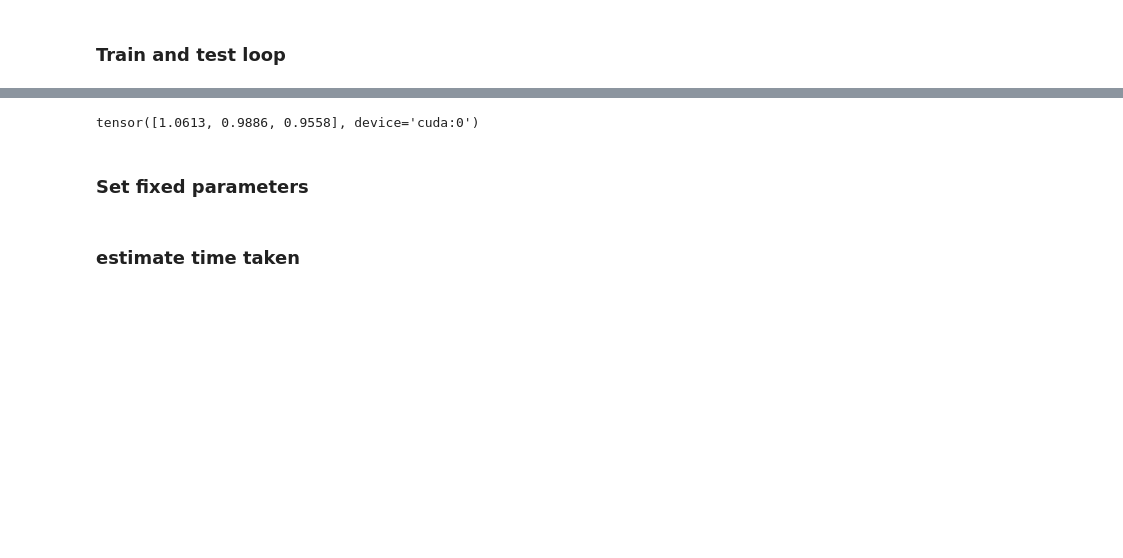
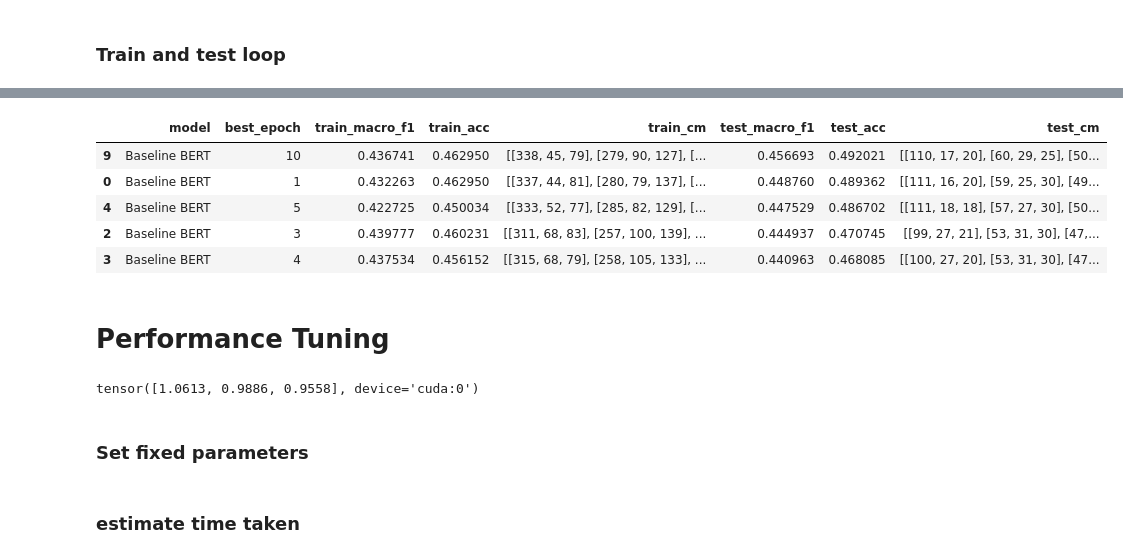
Before and after one commit to cheriechia/genAI-deepL-project, a Jupyter notebook: rnn_for_captions.ipynb, the cells around one changed output, grey strips where cells are left out. Drawn from its saved outputs; the diff is of its cells as text; code cells hidden in the pictures; blank space fills up the shorter version.

```diff
--- a/rnn_for_captions.ipynb
+++ b/rnn_for_captions.ipynb
@@ -152,0 +161,17 @@ class TextDataset(Dataset):
+# %%
+# class weights
+import numpy as np
+from sklearn.utils.class_weight import compute_class_weight
+import torch
+
+classes = np.unique(y_train)   # e.g. [0, 1, 2]
+
+class_weights = compute_class_weight(
+    class_weight="balanced",
+    classes=classes,
+    y=y_train
+)
+
+class_weights = torch.tensor(class_weights, dtype=torch.float).to(device)
+
+print(class_weights)
@@ -190,13 +219,21 @@ class CaptionBERT(nn.Module):
 #         param.requires_grad = True
 #     for param in model.fc_out.parameters():
 #         param.requires_grad = True
-# # Hyperparameters
-# hidden_dim = 256 # original 128
-# learning_rate = 2e-5 # reduced learning rate from 0.001 to 0.00002
 
-# device = "cuda" if torch.cuda.is_available() else "cpu"
-# model = CaptionBERT(bert_model, hidden_dim=hidden_dim).to(device)
+# Hyperparameters
+hidden_dim = 256 # original 128
+learning_rate = 2e-5 # reduced learning rate from 0.001 to 0.00002
 
-# criterion = nn.CrossEntropyLoss()
-# optimizer = torch.optim.Adam(model.parameters(), lr=learning_rate)
+device = "cuda" if torch.cuda.is_available() else "cpu"
+model = CaptionBERT(bert_model).to(device)
+# Baseline freeze
+for param in model.bert.parameters(): # for all trainable tensors in BERT
+        param.requires_grad = False
+
+criterion = nn.CrossEntropyLoss(weight=class_weights)
+# Set optimizer for frozen BERT
+optimizer = torch.optim.Adam(
+    list(model.fc_hidden.parameters()) + list(model.fc_out.parameters()),
+    lr=learning_rate
+)
 # %%
@@ -370,3 +467,15 @@ For BERT:
+# %%
+# Rank models by test macro F1
+df_baseline.sort_values("test_macro_f1", ascending=False).head(5)
+# %% [output]
+|  | model | best_epoch | train_macro_f1 | train_acc | train_cm | test_macro_f1 | test_acc | test_cm |
+| 9 | Baseline BERT | 10 | 0.436741 | 0.462950 | [[338, 45, 79], [279, 90, 127], [... | 0.456693 | 0.492021 | [[110, 17, 20], [60, 29, 25], [50... |
+| 0 | Baseline BERT | 1 | 0.432263 | 0.462950 | [[337, 44, 81], [280, 79, 137], [... | 0.448760 | 0.489362 | [[111, 16, 20], [59, 25, 30], [49... |
+| 4 | Baseline BERT | 5 | 0.422725 | 0.450034 | [[333, 52, 77], [285, 82, 129], [... | 0.447529 | 0.486702 | [[111, 18, 18], [57, 27, 30], [50... |
+| 2 | Baseline BERT | 3 | 0.439777 | 0.460231 | [[311, 68, 83], [257, 100, 139], ... | 0.444937 | 0.470745 | [[99, 27, 21], [53, 31, 30], [47,... |
+| 3 | Baseline BERT | 4 | 0.437534 | 0.456152 | [[315, 68, 79], [258, 105, 133], ... | 0.440963 | 0.468085 | [[100, 27, 20], [53, 31, 30], [47... |
+# %% [markdown]
+# Performance Tuning
 # %%
 # class weights
 import numpy as np
```
Also changed, not shown: parts of 13 cells of this notebook, 5 other files.
